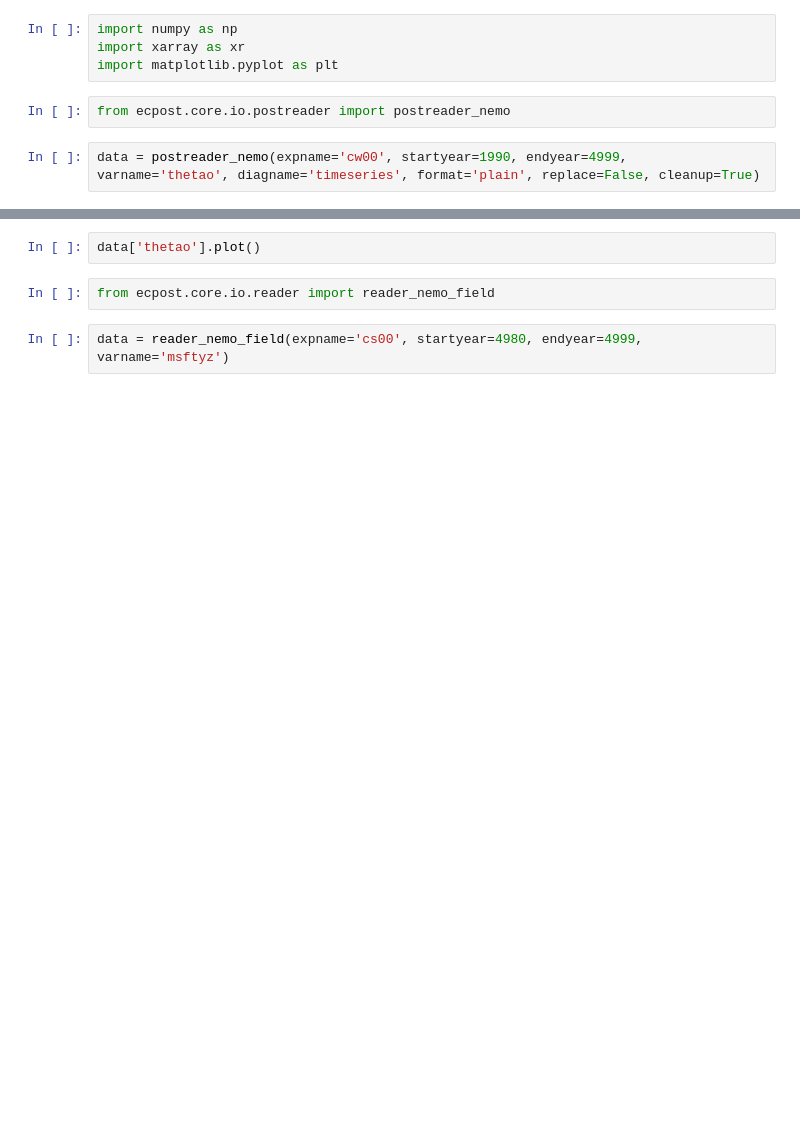
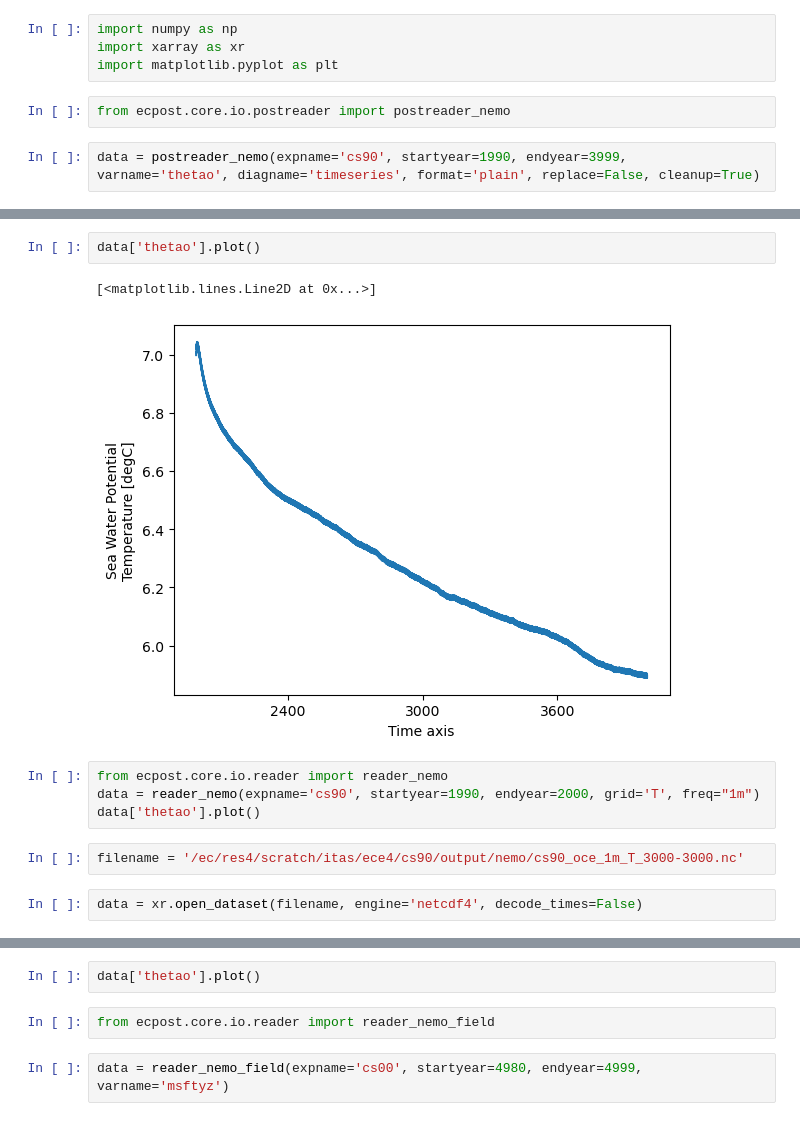
Before and after one commit to asozza/ecearth-outpost, a Jupyter notebook: notebooks/test_reader.ipynb, the cells around one changed output, grey strips where cells are left out. Cells and saved outputs as stored; diff of their text form; blank space fills up the shorter version.

```diff
--- a/notebooks/test_reader.ipynb
+++ b/notebooks/test_reader.ipynb
@@ -5,5 +5,5 @@ import matplotlib.pyplot as plt
 # %%
 from ecpost.core.io.postreader import postreader_nemo
 # %%
-data = postreader_nemo(expname='cw00', startyear=1990, endyear=4999, varname='thetao', diagname='timeseries', format='plain', replace=False, cleanup=True)
+data = postreader_nemo(expname='cs90', startyear=1990, endyear=3999, varname='thetao', diagname='timeseries', format='plain', replace=False, cleanup=True)
 # %% [output]
@@ -26,0 +27,13 @@ data = postreader_nemo(expname='cw00', startyear=1990, endyear=4999, varname='th
+# %%
+data['thetao'].plot()
+# %% [output]
+[<matplotlib.lines.Line2D at 0x...>]
+[figure, added]
+# %%
+from ecpost.core.io.reader import reader_nemo
+data = reader_nemo(expname='cs90', startyear=1990, endyear=2000, grid='T', freq="1m")
+data['thetao'].plot()
+# %%
+filename = '/ec/res4/scratch/itas/ece4/cs90/output/nemo/cs90_oce_1m_T_3000-3000.nc'
+# %%
+data = xr.open_dataset(filename, engine='netcdf4', decode_times=False)
```
Also changed, not shown: parts of 8 cells of this notebook, 1 other file.
